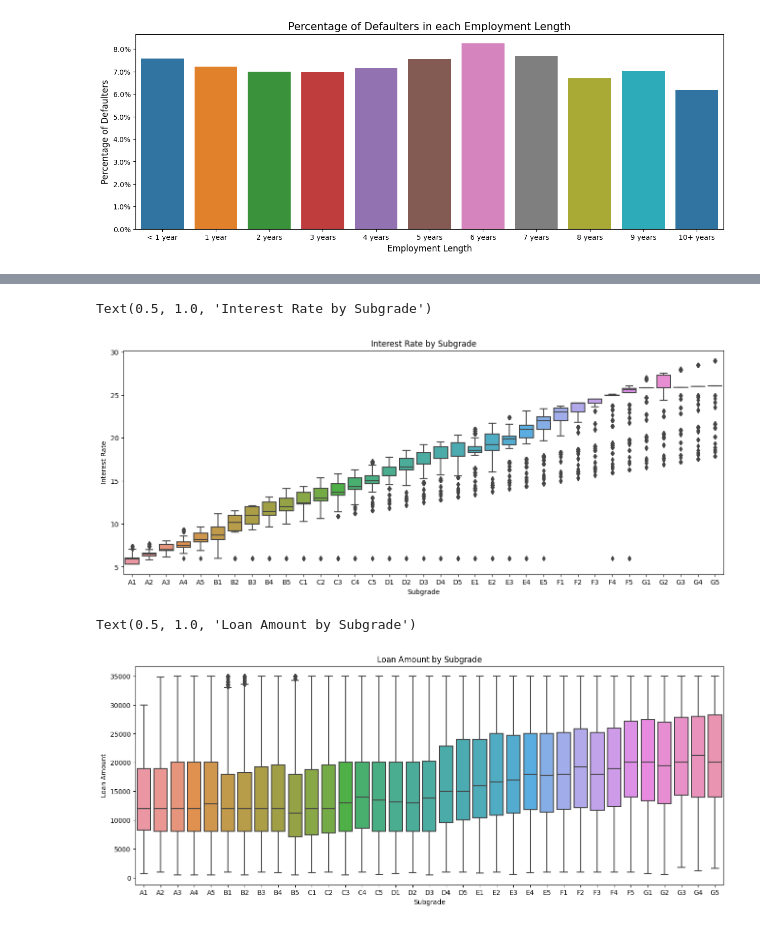
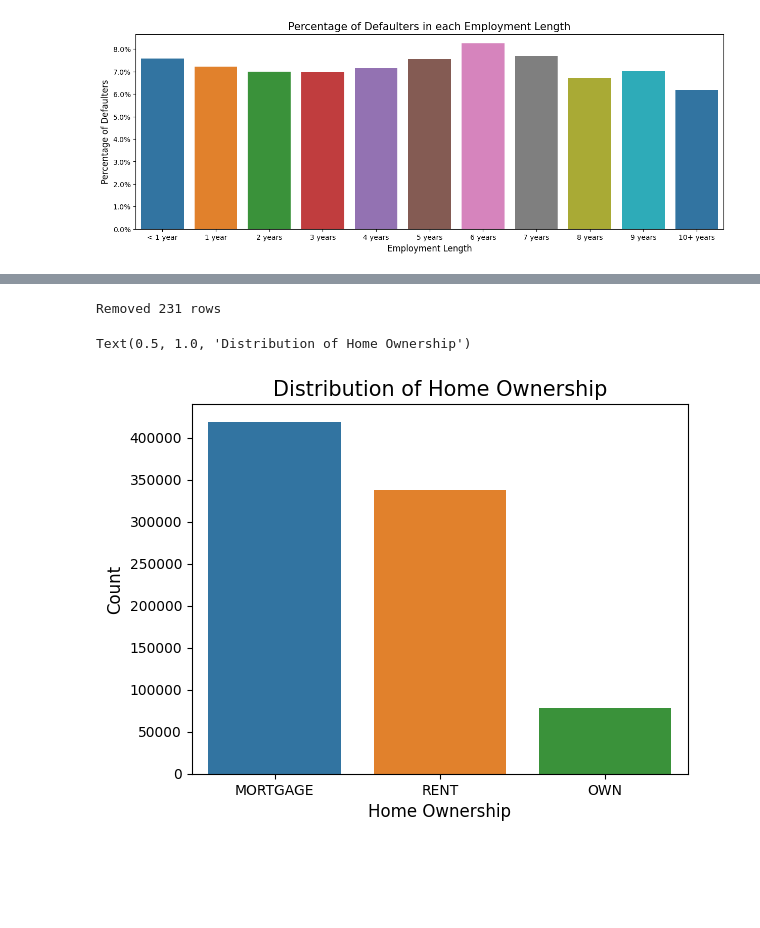
Before and after one commit to pranavsai-98/Credit_risk, a Jupyter notebook: src/N1.ipynb, the cells around one changed output, grey strips where cells are left out. Saved outputs shown, nothing was run; the diff lists cells and outputs as text; code cells hidden in the pictures; blank space fills up the shorter version.

```diff
--- a/src/N1.ipynb
+++ b/src/N1.ipynb
@@ -230,5 +251,6 @@ There are few observations from the plots.
 # %%
 emp_length_order = ['< 1 year', '1 year', '2 years', '3 years', '4 years', '5 years', '6 years', '7 years', '8 years', '9 years', '10+ years']
+df1.dropna(subset=['emp_length'], inplace=True)
 vc = df1['emp_length'].value_counts()
 plt.figure(figsize=(15,5))
 sns.barplot(x = vc.index, y=vc.values, palette="tab10", order=emp_length_order)
@@ -292,27 +274,0 @@ Name: count, dtype: int64
-# %%
-ordered_subgrade = []
-df1['sub_grade'].unique()
-for alpha in ['A','B','C','D','E','F','G']:
-    for num in range(1,6):
-        s_grade = (alpha+str(num))
-        if s_grade in df1['sub_grade'].unique():
-            ordered_subgrade.append(s_grade)
-
-
-plt.figure(figsize=(16,6))
-sns.boxplot(x='sub_grade', y='int_rate', data=df1, order=ordered_subgrade)
-plt.xlabel("Subgrade")
-plt.ylabel("Interest Rate")
-plt.title("Interest Rate by Subgrade")
-# %% [output]
-Text(0.5, 1.0, 'Interest Rate by Subgrade')
-[figure, removed]
-# %%
-plt.figure(figsize=(16,6))
-sns.boxplot(x='sub_grade', y='loan_amnt', data=df1, order=ordered_subgrade)
-plt.xlabel("Subgrade")
-plt.ylabel("Loan Amount")
-plt.title("Loan Amount by Subgrade")
-# %% [output]
-Text(0.5, 1.0, 'Loan Amount by Subgrade')
-[figure, removed]
@@ -318,0 +286,16 @@ Text(0.5, 1.0, 'Loan Amount by Subgrade')
+# %%
+ownership = ['RENT', 'OWN', 'MORTGAGE']
+shape = df1.shape[0]
+df1 = df1[df1['home_ownership'].isin(ownership)]
+print("Removed {} rows".format(shape - df1.shape[0]))
+# %% [output]
+Removed 231 rows
+# %%
+vc = df1['home_ownership'].value_counts()
+sns.barplot(x = vc.index, y = vc.values)
+plt.xlabel("Home Ownership", fontsize=12)
+plt.ylabel("Count", fontsize=12)
+plt.title("Distribution of Home Ownership", fontsize=15)
+# %% [output]
+Text(0.5, 1.0, 'Distribution of Home Ownership')
+[figure, added]
```
Also changed, not shown: parts of 43 cells of this notebook, 2 other files.
